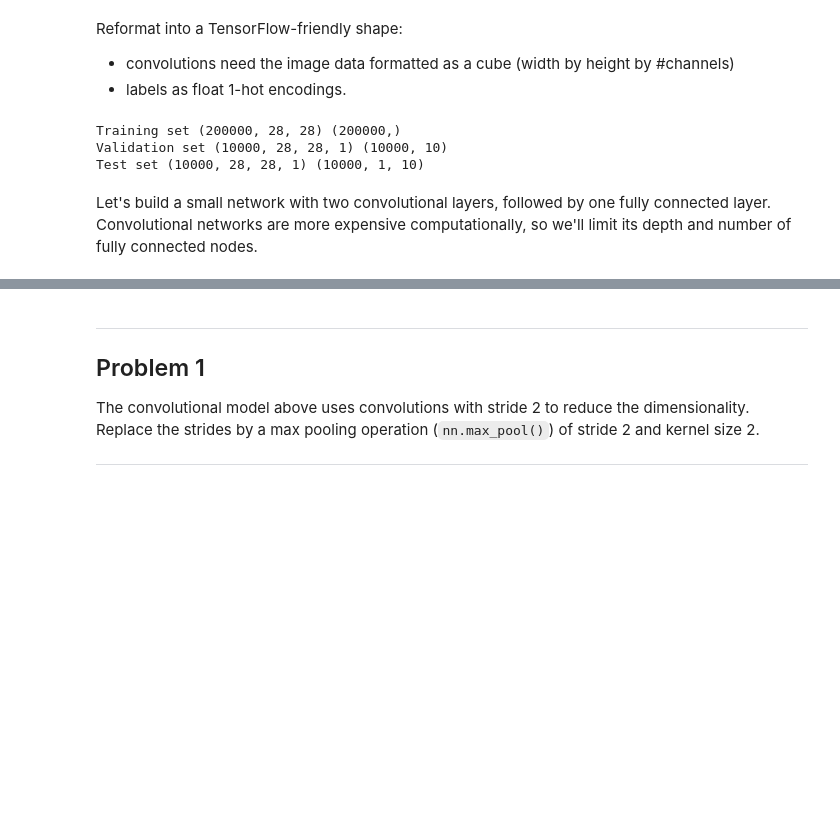
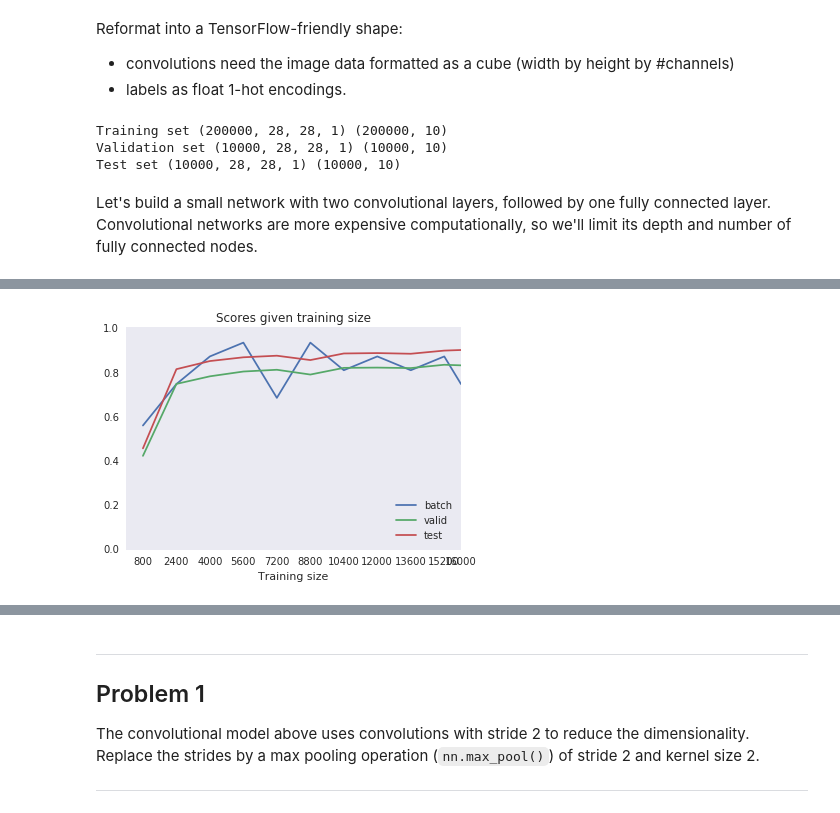
Before and after one commit to csej/TensorFlow, a Jupyter notebook: 4_convolutions.ipynb, the cells around one changed output, grey strips where cells are left out. Drawn from its saved outputs; the diff is of its cells as text; code cells hidden in the pictures; blank space fills up the shorter version.

```diff
--- a/4_convolutions.ipynb
+++ b/4_convolutions.ipynb
@@ -46,0 +45,17 @@ Test set (10000, 28, 28) (10000,)
+# %%
+mainRoot = '/home/christophe/data/'
+mainRoot = ''
+pickle_file = mainRoot + 'notMNIST.pickle'
+
+with open(pickle_file, 'rb') as f:
+  save = pickle.load(f)
+  train_dataset = save['train_dataset']
+  train_labels = save['train_labels']
+  valid_dataset = save['valid_dataset']
+  valid_labels = save['valid_labels']
+  test_dataset = save['test_dataset']
+  test_labels = save['test_labels']
+  del save  # hint to help gc free up memory
+  print('Training set', train_dataset.shape, train_labels.shape)
+  print('Validation set', valid_dataset.shape, valid_labels.shape)
+  print('Test set', test_dataset.shape, test_labels.shape)
@@ -60,28 +79,30 @@ def reformat(dataset, labels):
   labels = (np.arange(num_labels) == labels[:,None]).astype(np.float32)
   return dataset, labels
 
-#train_dataset, train_labels = reformat(train_dataset, train_labels)
+train_dataset, train_labels = reformat(train_dataset, train_labels)
 valid_dataset, valid_labels = reformat(valid_dataset, valid_labels)
 test_dataset, test_labels = reformat(test_dataset, test_labels)
 print('Training set', train_dataset.shape, train_labels.shape)
 print('Validation set', valid_dataset.shape, valid_labels.shape)
 print('Test set', test_dataset.shape, test_labels.shape)
 # %% [output]
-Training set (200000, 28, 28) (200000,)
+Training set (200000, 28, 28, 1) (200000, 10)
 Validation set (10000, 28, 28, 1) (10000, 10)
-Test set (10000, 28, 28, 1) (10000, 1, 10)
+Test set (10000, 28, 28, 1) (10000, 10)
 # %%
 def accuracy(predictions, labels):
     return (100.0 * np.sum(np.argmax(predictions, 1) == np.argmax(labels, 1)) / predictions.shape[0])
 # %% [markdown]
 Let's build a small network with two convolutional layers, followed by one fully connected layer. Convolutional networks are more expensive computationally, so we'll limit its depth and number of fully connected nodes.
 # %%
-#batch_size = 16
-batch_size = 4
+# Version with Conv > ReLU > Conv > ReLU > FullyConnected > ReLU > FullyConnected
+
+batch_size = 16
+#batch_size = 4
 patch_size = 5
 depth = 16
-#num_hidden = 64
-num_hidden = 8
+num_hidden = 64
+#num_hidden = 8
 
 graph = tf.Graph()
 
@@ -127,3 +148,47 @@ with graph.as_default():
     train_prediction = tf.nn.softmax(logits)
     valid_prediction = tf.nn.softmax(model(tf_valid_dataset))
     test_prediction = tf.nn.softmax(model(tf_test_dataset))
+
+
+# To visualize generated data in TensorBoard :
+# 1/ In a (tensorflow env)-terminal run : tensorboard --logdir=//home/christophe/data/tensorboard
+# 2/ Browse to : http://localhost:6006
+
+num_steps = 1001
+
+data = np.ndarray(shape=(1+num_steps//100,4), dtype=np.float32)
+
+with tf.Session(graph=graph) as session:
+
+    #merged = tf.merge_all_summaries() # TensorBOARD
+    #train_writer = tf.train.SummaryWriter('/home/christophe/data/tensorboard', session.graph) # TensorBOARD
+
+    tf.initialize_all_variables().run()
+    print('Initialized')
+    for step in range(num_steps):
+        offset = (step * batch_size) % (train_labels.shape[0] - batch_size)
+        batch_data = train_dataset[offset:(offset + batch_size), :, :, :]
+        batch_labels = train_labels[offset:(offset + batch_size), :]
+        feed_dict = {tf_train_dataset : batch_data, tf_train_labels : batch_labels}
+        _, l, predictions = session.run([optimizer, loss, train_prediction], feed_dict=feed_dict)
+        if (step % 50 == 0):
+            #session.run([merged], feed_dict=feed_dict(False))
+            #session.run([merged])
+            batch_score = accuracy(predictions, batch_labels)
+            valid_score = accuracy(valid_prediction.eval(), valid_labels)
+            test_score = accuracy(test_prediction.eval(), test_labels)
+            data[step//100,:] = [step*batch_size, batch_score/100, valid_score/100, test_score/100]
+            print("Minibatch loss at step %d: %f" % (step, l))
+            print("Minibatch accuracy: %.1f%%" % batch_score)
+            print("Validation accuracy: %.1f%%" % valid_score)
+    print("Test accuracy: %.1f%%" % test_score)
+
+fig, ax = plt.subplots()
+ax.plot(data[:,0], data[:,1:4])
+ax.set_title('Scores given training size')
+ax.legend(('batch','valid', 'test'), loc='lower right')
+ax.set_xticks(data[:,0])
+ax.set_xlabel('Training size')
+ax.set_ylim(0,1.01)
+ax.grid()
+# %% [output]
@@ -129,0 +212 @@ with graph.as_default():
+[figure, added]
```
Also changed, not shown: parts of 7 cells of this notebook, 2 other files.
